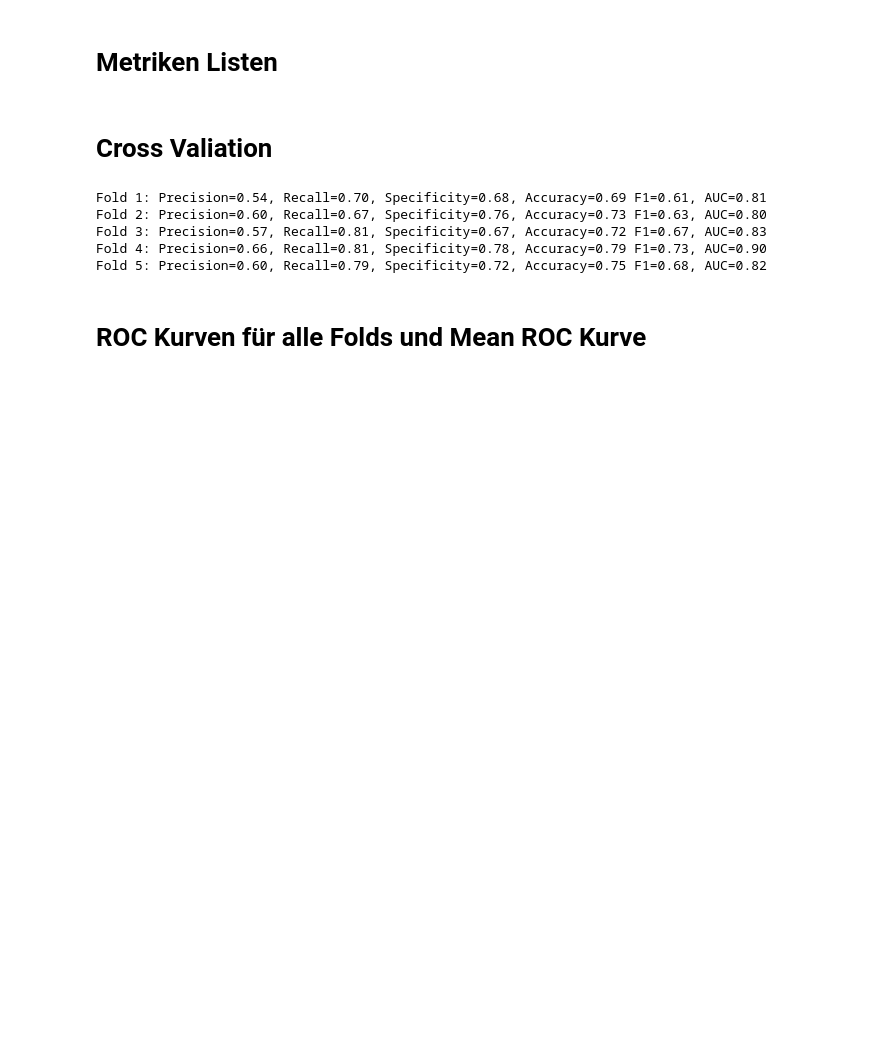
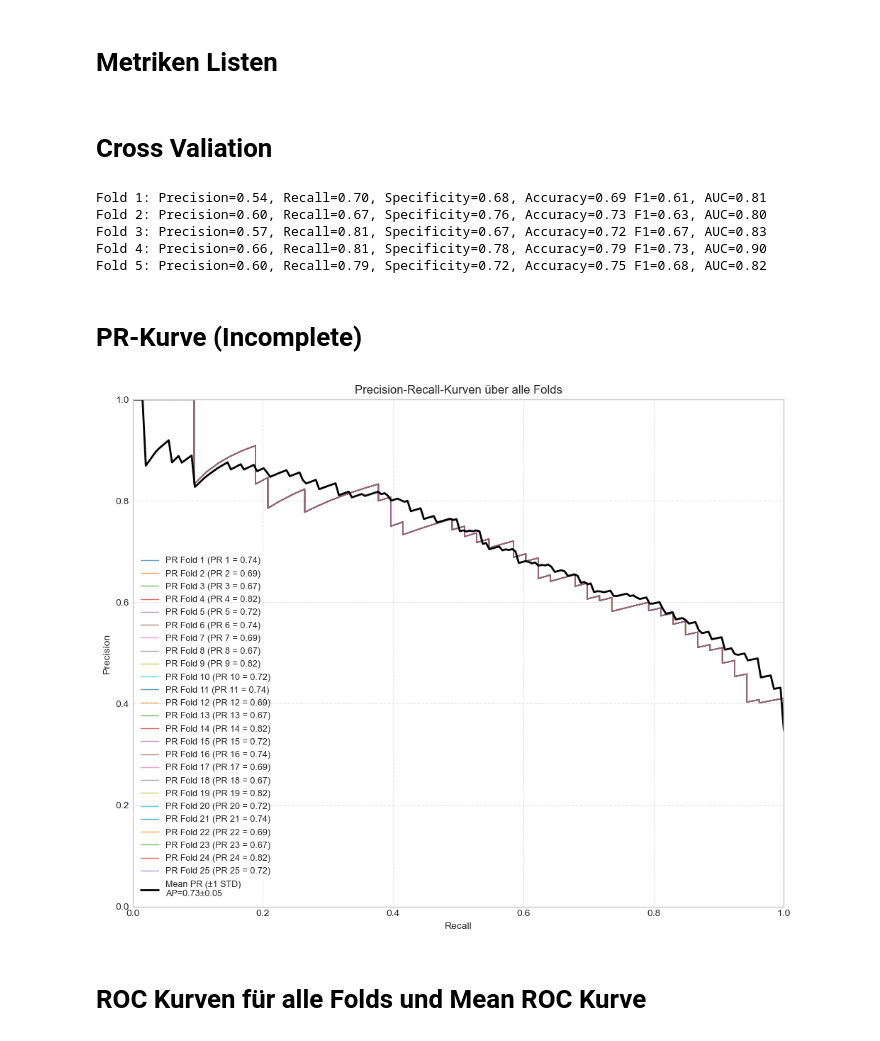
Before and after one commit to mettlrob/FoDS-Diabetes-Diagnosis, a Jupyter notebook: ML_Models/log_reg/log_reg.ipynb, the cells around one changed output. Saved outputs shown, nothing was run; the diff lists cells and outputs as text; code cells hidden in the pictures; blank space fills up the shorter version.

```diff
--- a/ML_Models/log_reg/log_reg.ipynb
+++ b/ML_Models/log_reg/log_reg.ipynb
@@ -135,6 +157,45 @@ Fold 2: Precision=0.60, Recall=0.67, Specificity=0.76, Accuracy=0.73 F1=0.63, AU
 Fold 3: Precision=0.57, Recall=0.81, Specificity=0.67, Accuracy=0.72 F1=0.67, AUC=0.83
 Fold 4: Precision=0.66, Recall=0.81, Specificity=0.78, Accuracy=0.79 F1=0.73, AUC=0.90
 Fold 5: Precision=0.60, Recall=0.79, Specificity=0.72, Accuracy=0.75 F1=0.68, AUC=0.82
+# %% [markdown]
+# PR-Kurve (Incomplete)
+# %%
+# Einzelne PR-Kurve plotten
+#plt.plot(recall, precision, lw=1, alpha=0.6, label=f"Fold {fold} (AP={ap:.2f})")
+
+
+# ROC-Kurven aller Folds plotten
+plt.figure(figsize=(10, 8))
+for i, precision_interp in enumerate(tprs_interp):
+    plt.plot(recall, precision, lw=1, alpha=0.7, label=f"PR Fold {i + 1} (PR {i+1} = {aps[i]:.2f})")
+
+# Mean-Curve berechnen
+mean_precision = np.mean(tprs_interp, axis=0)
+std_precision  = np.std(tprs_interp, axis=0)
+
+# Mean-Curve plotten + ±1 STD-Band
+plt.plot(mean_recall, mean_precision, color="black",
+         lw=2, label=f"Mean PR (±1 STD)\nAP={np.mean(aps):.2f}±{np.std(aps):.2f}")
+
+"""
+plt.fill_between(mean_recall,
+                 mean_precision - std_precision,
+                 mean_precision + std_precision,
+                 color="gray", alpha=0.2)
+"""
+
+# Plot-Details
+plt.xlabel("Recall")
+plt.ylabel("Precision")
+plt.title("Precision-Recall-Kurven über alle Folds")
+plt.legend(loc="lower left", fontsize=9)
+plt.grid(linestyle="--", alpha=0.5)
+plt.ylim(0, 1)
+plt.xlim(0, 1)
+plt.tight_layout()
+plt.show()
+# %% [output]
+[figure, added]
 # %% [markdown]
 # ROC Kurven für alle Folds und Mean ROC Kurve
 # %%
```
Also changed, not shown: parts of 9 cells of this notebook, 4 other files.
